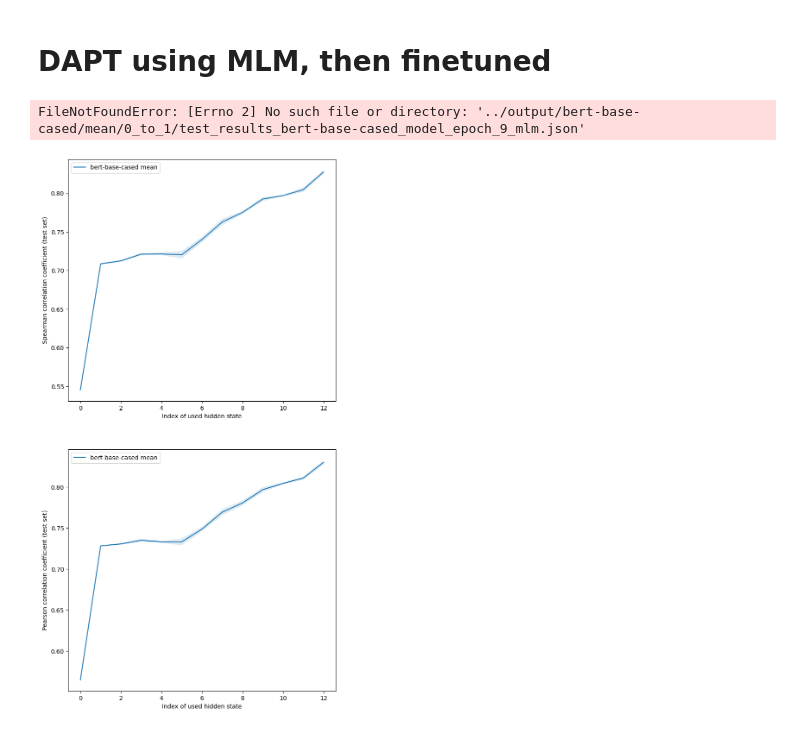
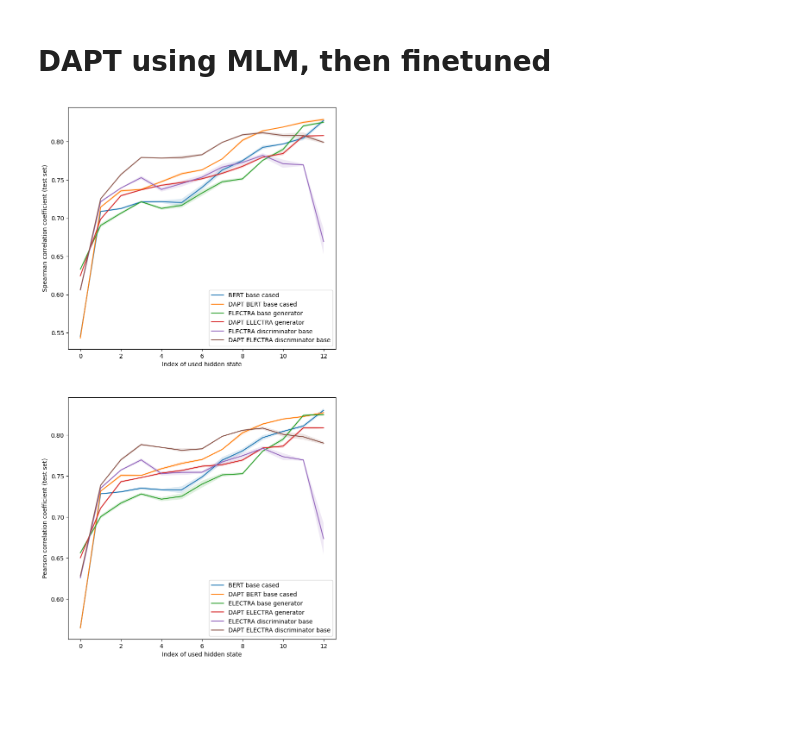
Before and after one commit to ir2718/similarity-embedding-quality, a Jupyter notebook: notebooks/comparison.ipynb, the cells around one changed output. Saved outputs shown, nothing was run; the diff lists cells and outputs as text; code cells hidden in the pictures; blank space fills up the shorter version.

```diff
--- a/notebooks/comparison.ipynb
+++ b/notebooks/comparison.ipynb
@@ -10,9 +10,9 @@ def plot_func(models):
         m = x[0]
         pool = x[1]
         c = x[2]
-        json_names = x[3]
+        json_names_labels = x[3]
         for p in pool:
-            for name in json_names:
+            for (name, label) in json_names_labels:
                 spearman, pearson = [], []
                 std_spearman, std_pearson = [], []
                 for i in range(c):
@@ -28,7 +28,7 @@ def plot_func(models):
                     std_pearson.append((mean_2-std_2, mean_2+std_2))
                     pearson.append(mean_2)
 
-                axs[0].plot(spearman, label=f"{m} {p}")
+                axs[0].plot(spearman, label=label)
                 if "unsupervised" not in name:
                     axs[0].fill_between(
                         np.array(list(range(c))),
@@ -40,7 +40,7 @@ def plot_func(models):
                 axs[0].set_ylabel("Spearman correlation coefficient (test set)")
                 axs[0].legend()
 
-                axs[1].plot(pearson, label=f"{m} {p}")
+                axs[1].plot(pearson, label=label)
                 if "unsupervised" not in name:
                     axs[1].fill_between(
                         np.array(list(range(c))),
@@ -282,12 +411,26 @@ plot_func(models)
 # DAPT using MLM, then finetuned
 # %%
 models = [
-    ("bert-base-cased", ["mean"], 13, ["test_results", "test_results_bert-base-cased_model_epoch_9_mlm"]),
-    ("google-electra-base-generator", ["mean"], 13, ["test_resultsgoogle-electra-base-generator_model_epoch_9_mlm"]),
-    ("google-electra-base-discriminator", ["mean"], 13, ["test_results_google-electra-base-discriminator_model_epoch_9_mlm"]),
+    ("bert-base-cased", ["mean"], 13,
+        [
+            ("test_results", "BERT base cased"),
+            ("test_results_bert-base-cased_model_epoch_9_mlm", "DAPT BERT base cased"),
+         ]
+    ),
+    ("google-electra-base-generator", ["mean"], 13,
+        [
+            ("test_results", "ELECTRA base generator"),
+            ("test_results_google-electra-base-generator_model_epoch_9_mlm", "DAPT ELECTRA generator"),
+         ]
+    ),
+    ("google-electra-base-discriminator", ["mean"], 13,
+        [
+            ("test_results", "ELECTRA discriminator base"),
+            ("test_results_google-electra-base-discriminator_model_epoch_9_mlm", "DAPT ELECTRA discriminator base"),
+         ]
+    ),
 ]
 
 plot_func(models)
 # %% [output]
-FileNotFoundError: [Errno 2] No such file or directory: '../output/bert-base-cased/mean/0_to_1/test_results_bert-base-cased_model_epoch_9_mlm.json'
-[figure, old version]
+[figure, new version]
```
Also changed, not shown: parts of 11 cells of this notebook, 1 other file.
